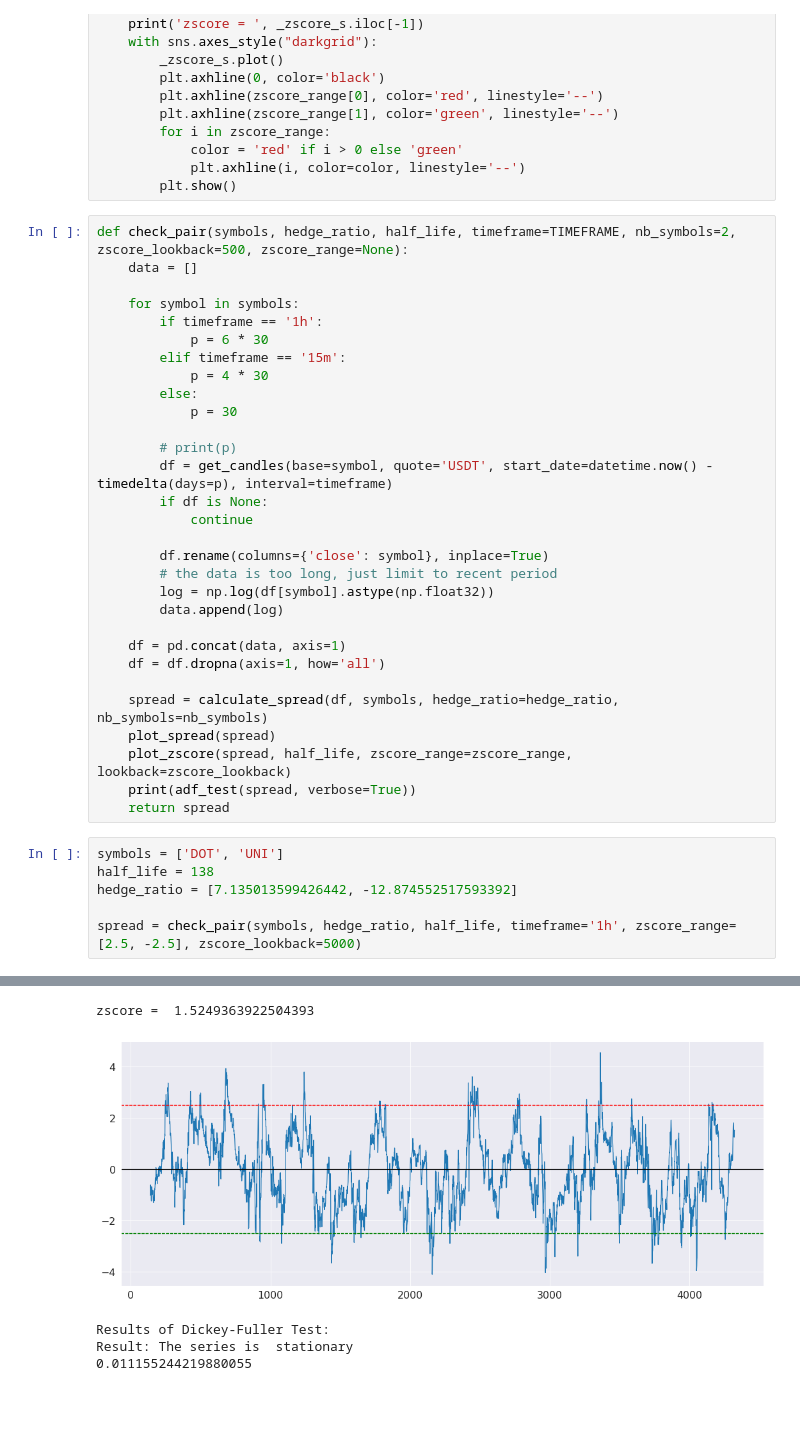
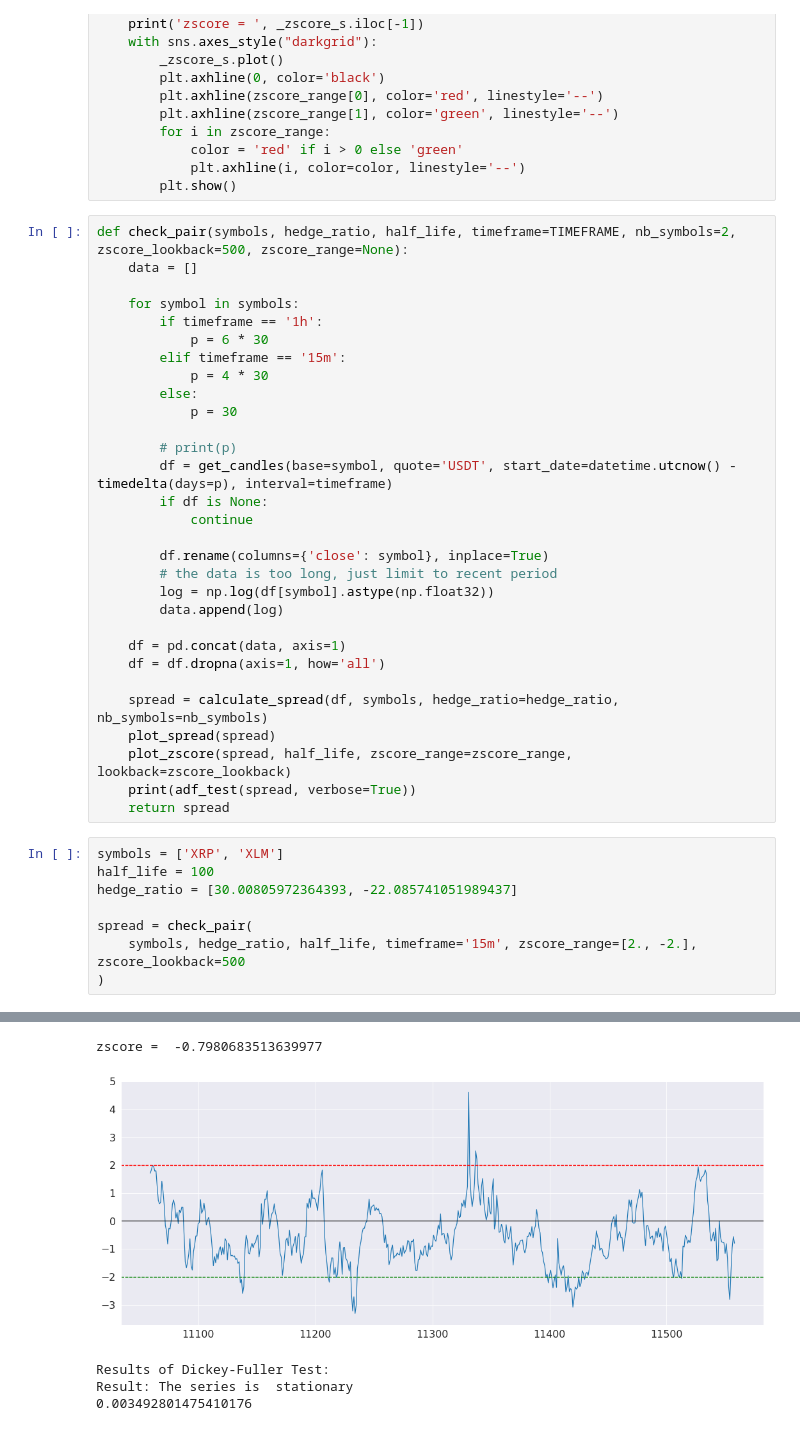
Before and after one commit to beannguyen/crypto-pair-trading, a Jupyter notebook: src/live/Check Pair with Hurst.ipynb, the cells around one changed output, grey strips where cells are left out. Cells and saved outputs as stored; diff of their text form; blank space fills up the shorter version.

Commit message:
update pair

```diff
--- a/src/live/Check Pair with Hurst.ipynb
+++ b/src/live/Check Pair with Hurst.ipynb
@@ -182,7 +182,7 @@ def check_pair(symbols, hedge_ratio, half_life, timeframe=TIMEFRAME, nb_symbols=
             p = 30
 
         # print(p)
-        df = get_candles(base=symbol, quote='USDT', start_date=datetime.now() - timedelta(days=p), interval=timeframe)
+        df = get_candles(base=symbol, quote='USDT', start_date=datetime.utcnow() - timedelta(days=p), interval=timeframe)
         if df is None:
             continue
 
@@ -200,9 +200,11 @@ def check_pair(symbols, hedge_ratio, half_life, timeframe=TIMEFRAME, nb_symbols=
     print(adf_test(spread, verbose=True))
     return spread
 # %%
-symbols = ['DOT', 'UNI']
-half_life = 138
-hedge_ratio = [7.135013599426442, -12.874552517593392]
+symbols = ['XRP', 'XLM']
+half_life = 100
+hedge_ratio = [30.00805972364393, -22.085741051989437]
 
-spread = check_pair(symbols, hedge_ratio, half_life, timeframe='1h', zscore_range=[2.5, -2.5], zscore_lookback=5000)
+spread = check_pair(
+    symbols, hedge_ratio, half_life, timeframe='15m', zscore_range=[2., -2.], zscore_lookback=500
+)
 # %% [output]
@@ -211,6 +213,6 @@ spread = check_pair(symbols, hedge_ratio, half_life, timeframe='1h', zscore_rang
-zscore =  1.5249363922504393
+zscore =  -0.7980683513639977
-[figure, old version]
+[figure, new version]
 Results of Dickey-Fuller Test:
 Result: The series is  stationary
-0.011155244219880055
+0.003492801475410176
 # %%
```
Also changed, not shown: parts of 3 cells of this notebook, 8 other files.
